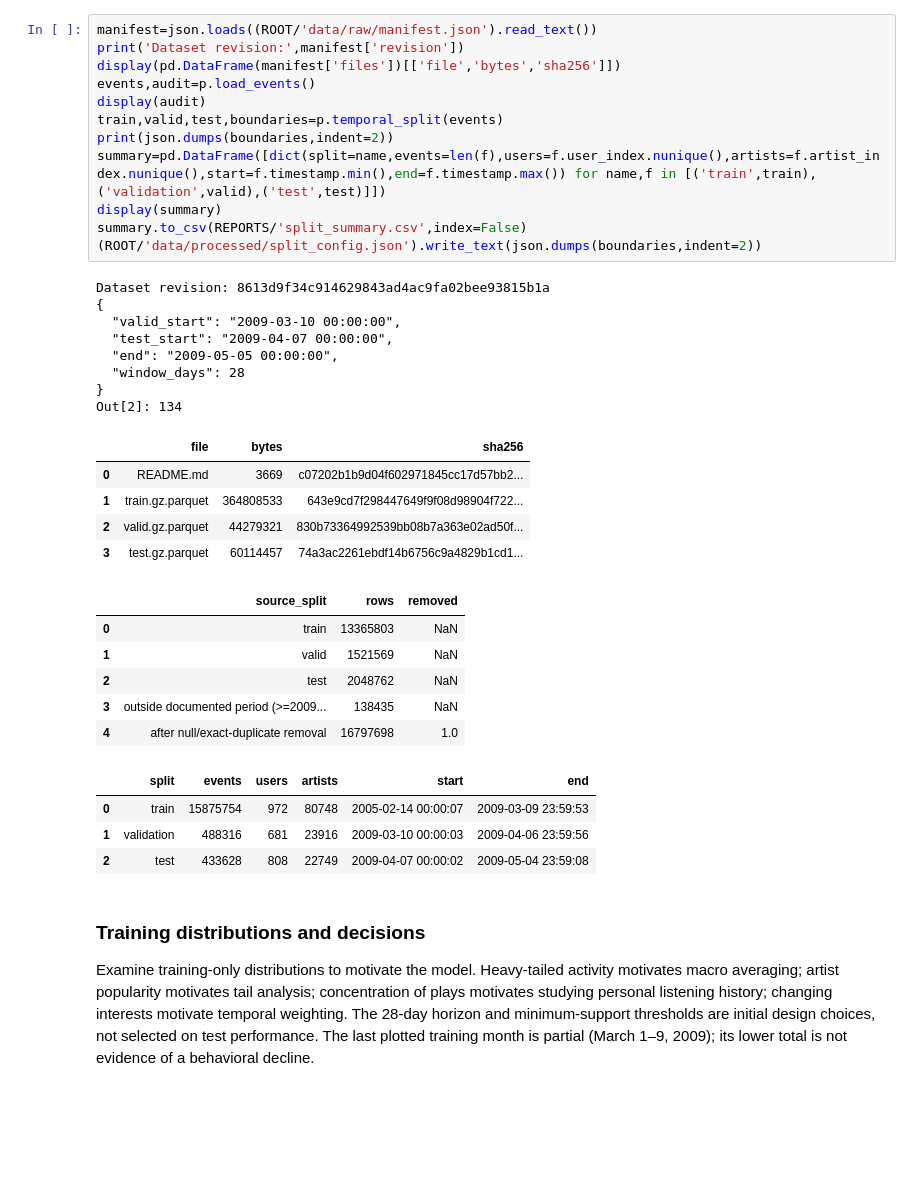
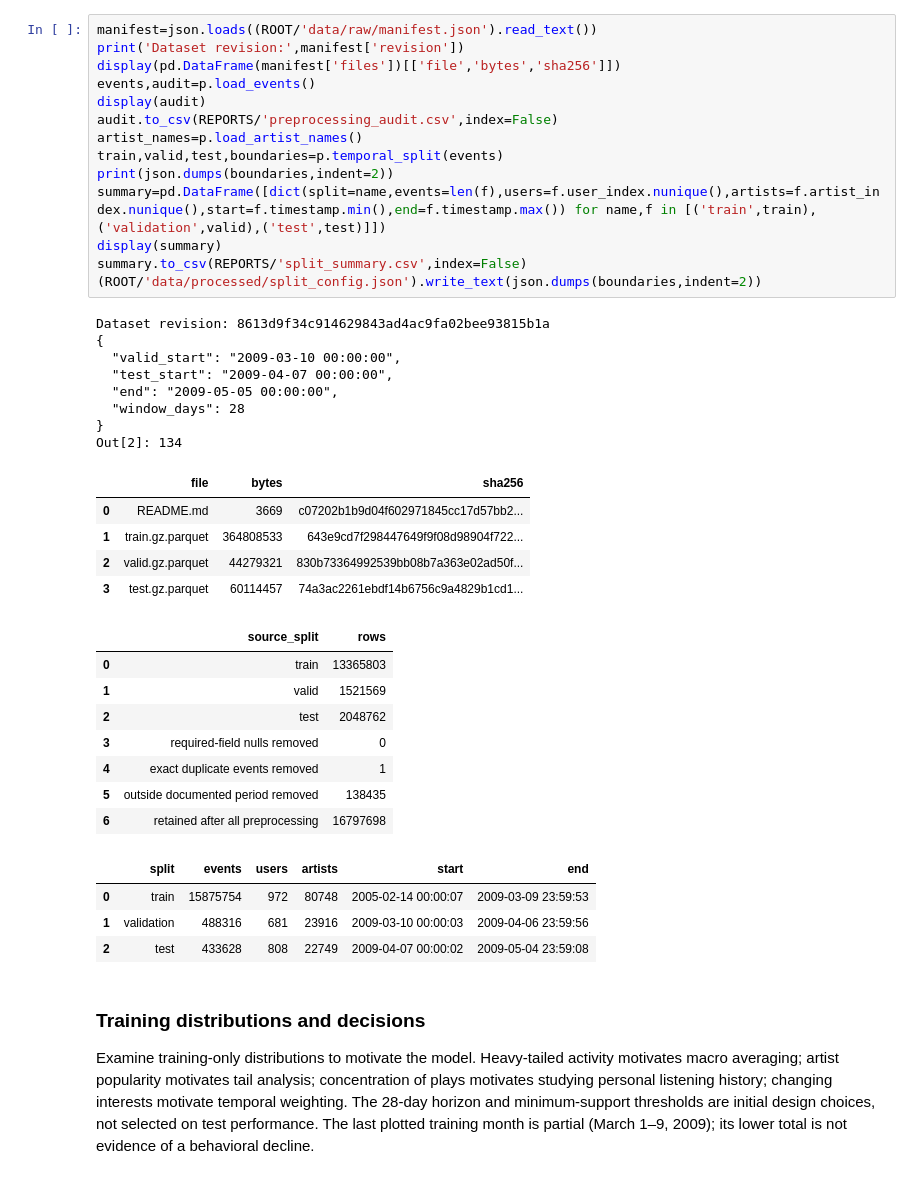
Before and after one commit to Eric123-tech/cse258r-assignment2, a Jupyter notebook: notebooks/assignment2.ipynb, the cells around one changed output. Drawn from its saved outputs; the diff is of its cells as text; blank space fills up the shorter version.

```diff
--- a/notebooks/assignment2.ipynb
+++ b/notebooks/assignment2.ipynb
@@ -36,35 +49,39 @@ We load user, artist, track and timestamp; remove null required fields and ident
 # %%
 manifest=json.loads((ROOT/'data/raw/manifest.json').read_text())
 print('Dataset revision:',manifest['revision'])
 display(pd.DataFrame(manifest['files'])[['file','bytes','sha256']])
 events,audit=p.load_events()
 display(audit)
+audit.to_csv(REPORTS/'preprocessing_audit.csv',index=False)
+artist_names=p.load_artist_names()
 train,valid,test,boundaries=p.temporal_split(events)
 print(json.dumps(boundaries,indent=2))
 summary=pd.DataFrame([dict(split=name,events=len(f),users=f.user_index.nunique(),artists=f.artist_index.nunique(),start=f.timestamp.min(),end=f.timestamp.max()) for name,f in [('train',train),('validation',valid),('test',test)]])
 display(summary)
 summary.to_csv(REPORTS/'split_summary.csv',index=False)
 (ROOT/'data/processed/split_config.json').write_text(json.dumps(boundaries,indent=2))
 # %% [output]
 Dataset revision: 8613d9f34c914629843ad4ac9fa02bee93815b1a
 {
   "valid_start": "2009-03-10 00:00:00",
   "test_start": "2009-04-07 00:00:00",
   "end": "2009-05-05 00:00:00",
   "window_days": 28
 }
 Out[2]: 134
 |  | file | bytes | sha256 |
 | 0 | README.md | 3669 | c07202b1b9d04f602971845cc17d57bb2... |
 | 1 | train.gz.parquet | 364808533 | 643e9cd7f298447649f9f08d98904f722... |
 | 2 | valid.gz.parquet | 44279321 | 830b73364992539bb08b7a363e02ad50f... |
 | 3 | test.gz.parquet | 60114457 | 74a3ac2261ebdf14b6756c9a4829b1cd1... |
-|  | source_split | rows | removed |
-| 0 | train | 13365803 | NaN |
-| 1 | valid | 1521569 | NaN |
-| 2 | test | 2048762 | NaN |
-| 3 | outside documented period (>=2009... | 138435 | NaN |
-| 4 | after null/exact-duplicate removal | 16797698 | 1.0 |
+|  | source_split | rows |
+| 0 | train | 13365803 |
+| 1 | valid | 1521569 |
+| 2 | test | 2048762 |
+| 3 | required-field nulls removed | 0 |
+| 4 | exact duplicate events removed | 1 |
+| 5 | outside documented period removed | 138435 |
+| 6 | retained after all preprocessing | 16797698 |
 |  | split | events | users | artists | start | end |
 | 0 | train | 15875754 | 972 | 80748 | 2005-02-14 00:00:07 | 2009-03-09 23:59:53 |
 | 1 | validation | 488316 | 681 | 23916 | 2009-03-10 00:00:03 | 2009-04-06 23:59:56 |
```
Also changed, not shown: parts of 22 cells of this notebook, 17 other files.
